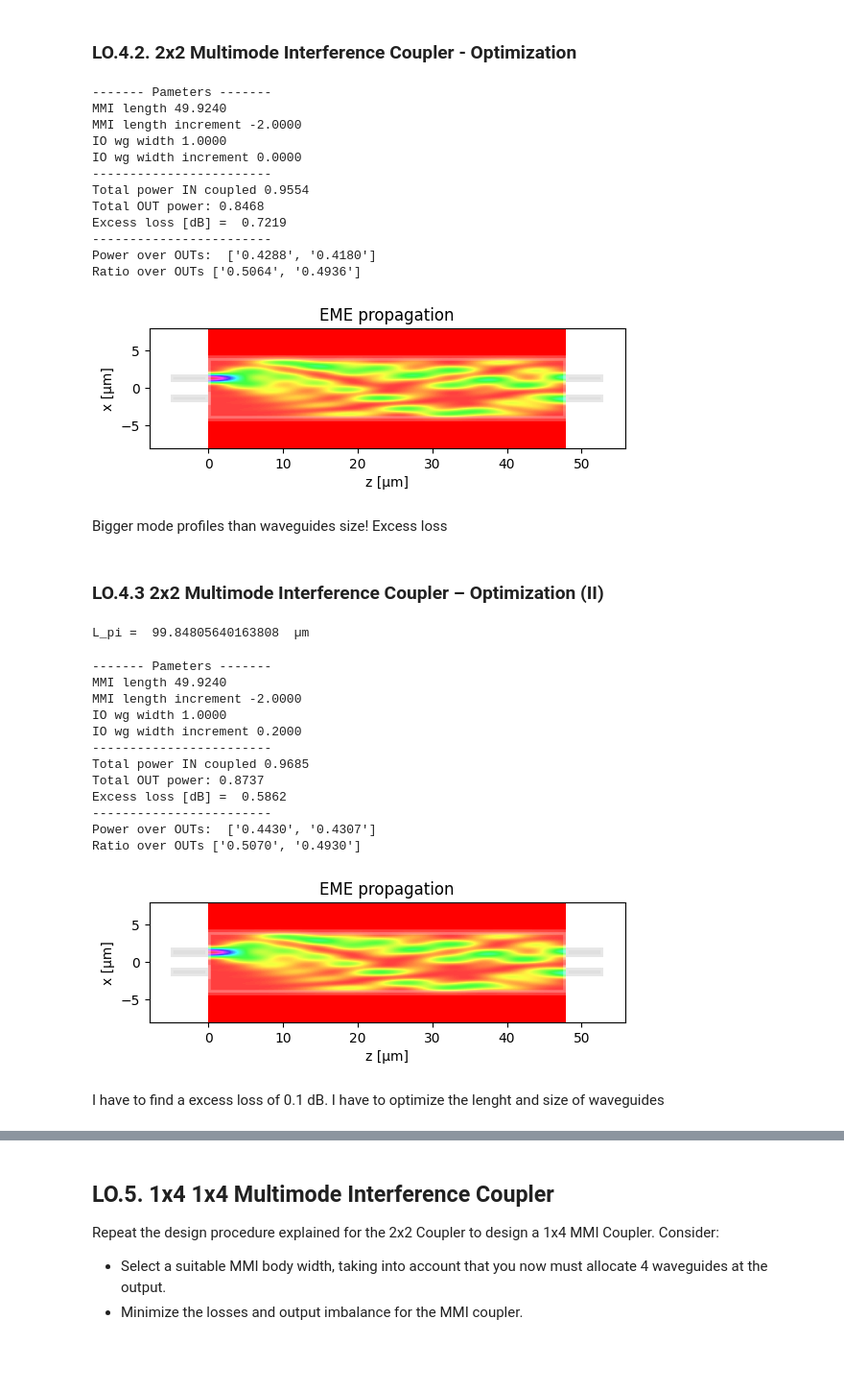
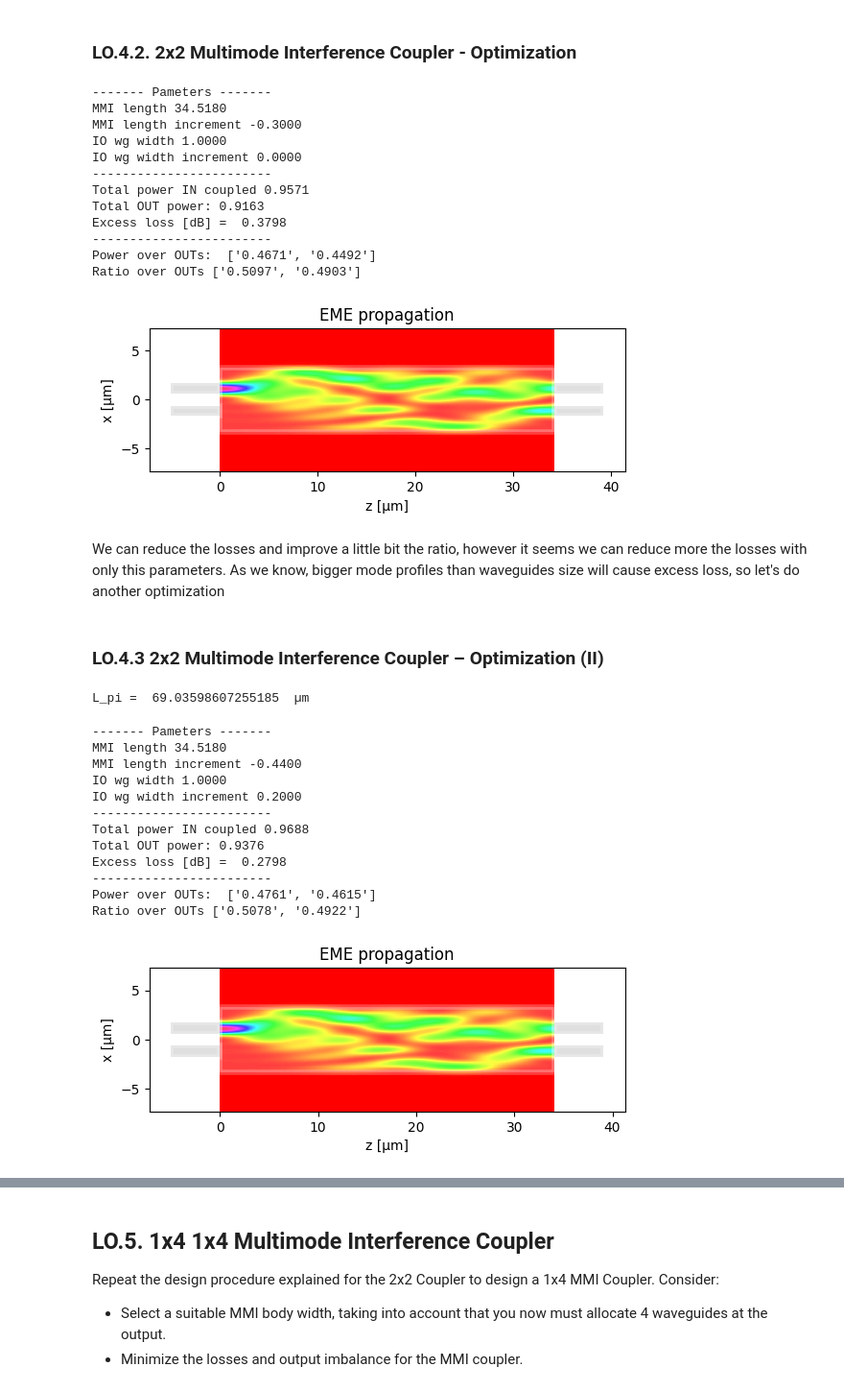
Before and after one commit to DBAEASE/pic-upv-lab2, a Jupyter notebook: COUPLERS_Student.ipynb, the cells around one changed output, grey strips where cells are left out. Shown at 96% size. Drawn from its saved outputs; the diff is of its cells as text; code cells hidden in the pictures; blank space fills up the shorter version.

```diff
--- a/COUPLERS_Student.ipynb
+++ b/COUPLERS_Student.ipynb
@@ -227,7 +227,7 @@ Here, you will use some functions provided by us (check **0. Imports** for more
 # %%
 # Simulation flow for MMI Couplers
 # Define your geometrical parameters here
-mmi_Width = 8 # Student. Body width
+mmi_Width = 6.6 # Student. Body width
 
 m = MMI_EME() # Here you instantiate a MMI to be simulated with the Eigen-mode expansion (EME) algorithm.
 m.MMI_width = mmi_Width
@@ -281,39 +287,39 @@ Ratio over OUTs ['0.5161', '0.4839']
 ### LO.4.2. 2x2 Multimode Interference Coupler - Optimization
 # %%
 # Código para modificar distancia input/outputs entre ellso y longitud MMi
-dy = 0
+dy = 0.05
 # MMI I/O waveguide positions (check class slides for type of MMI)
-m.IN_WVG_positions = (1/6)*mmi_Width*np.array([+1,-1]) # STUDENT
-m.OUT_WVG_positions = (1/6)*mmi_Width*np.array([+1,-1]) # STUDENT
+m.IN_WVG_positions = (1/6)*mmi_Width*np.array([+1+dy,-1-dy]) # STUDENT
+m.OUT_WVG_positions = (1/6)*mmi_Width*np.array([+1+dy,-1-dy]) # STUDENT
 
 # MMI length (check class slides for type of MMI)
-m.dL_MMI = -2 # STUDENT
+m.dL_MMI = -0.3 # STUDENT
 
 # Run propagation
 m.propagation()
 # %% [output]
 ------- Pameters -------
-MMI length 49.9240
-MMI length increment -2.0000
+MMI length 34.5180
+MMI length increment -0.3000
 IO wg width 1.0000
 IO wg width increment 0.0000
 ------------------------
-Total power IN coupled 0.9554
-Total OUT power: 0.8468
-Excess loss [dB] =  0.7219
+Total power IN coupled 0.9571
+Total OUT power: 0.9163
+Excess loss [dB] =  0.3798
 ------------------------
-Power over OUTs:  ['0.4288', '0.4180']
-Ratio over OUTs ['0.5064', '0.4936']
+Power over OUTs:  ['0.4671', '0.4492']
+Ratio over OUTs ['0.5097', '0.4903']
-[figure, old version]
+[figure, new version]
-# %% [markdown]
-Bigger mode profiles than waveguides size! Excess loss
+# %% [markdown]
+We can reduce the losses and improve a little bit the ratio, however it seems we can reduce more the losses with only this parameters. As we know, bigger mode profiles than waveguides size will cause excess loss, so let's do another optimization
 # %% [markdown]
 ### LO.4.3 2x2 Multimode Interference Coupler – Optimization (II)
 # %%
 # Design flow for MMI
-
+# Changing width of waveguides makes us to have to run again the simulation
 m = MMI_EME()
-m.MMI_width = 8   # MMI width
+m.MMI_width = 6.6   # MMI width
 m.wg_width_dw = 0.2 # STUDENT # Incremental value of waveguide, now it's 1.2 microns waveguide input and output. Can't modify in a separate way
 
 # 1) Compute de MMI modes
@@ -323,37 +329,35 @@ m.find_all_modes()
 L_pi = m.get_L_pi()
 print("L_pi = ", L_pi, " µm")
 # %% [output]
-L_pi =  99.84805640163808  µm
+L_pi =  69.03598607255185  µm
 # %%
 # 3) Configure MMI
 # # MMI I/O number (check class slides for type of MMI)
 m.n_IN = 2 # STUDENT
 m.n_OUT = 2 # STUDENT
 
-dy = 0.0
+dy = 0.05
 # MMI I/O waveguide positions (check class slides for type of MMI)
-m.IN_WVG_positions = (1/6)*mmi_Width*np.array([+1,-1]) # STUDENT
-m.OUT_WVG_positions = (1/6)*mmi_Width*np.array([+1,-1]) # STUDENT
+m.IN_WVG_positions = (1/6)*mmi_Width*np.array([+1+dy,-1-dy]) # STUDENT
+m.OUT_WVG_positions = (1/6)*mmi_Width*np.array([+1+dy,-1-dy]) # STUDENT
 
 # MMI length (check class slides for type of MMI)
 m.L_MMI = L_pi/2  # STUDENT
-m.dL_MMI = -2 # STUDENT
+m.dL_MMI = -0.44# STUDENT
 
 # Run propagation
 m.propagation()
 # %% [output]
 ------- Pameters -------
-MMI length 49.9240
-MMI length increment -2.0000
+MMI length 34.5180
+MMI length increment -0.4400
 IO wg width 1.0000
 IO wg width increment 0.2000
 ------------------------
-Total power IN coupled 0.9685
-Total OUT power: 0.8737
-Excess loss [dB] =  0.5862
+Total power IN coupled 0.9688
+Total OUT power: 0.9376
+Excess loss [dB] =  0.2798
 ------------------------
-Power over OUTs:  ['0.4430', '0.4307']
-Ratio over OUTs ['0.5070', '0.4930']
+Power over OUTs:  ['0.4761', '0.4615']
+Ratio over OUTs ['0.5078', '0.4922']
-[figure, old version]
+[figure, new version]
-# %% [markdown]
-I have to find a excess loss of 0.1 dB. I have to optimize the lenght and size of waveguides
```
Also changed, not shown: parts of 23 cells of this notebook, 1 other file.
